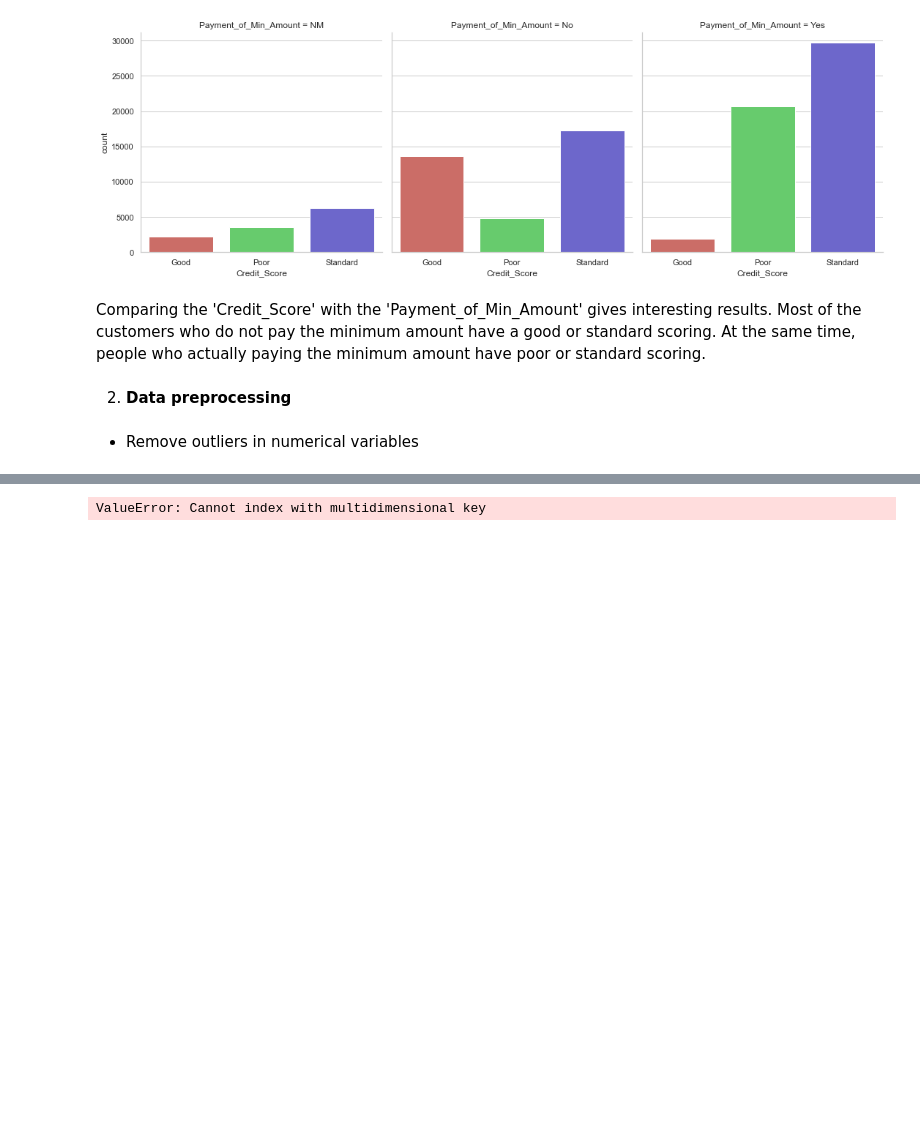
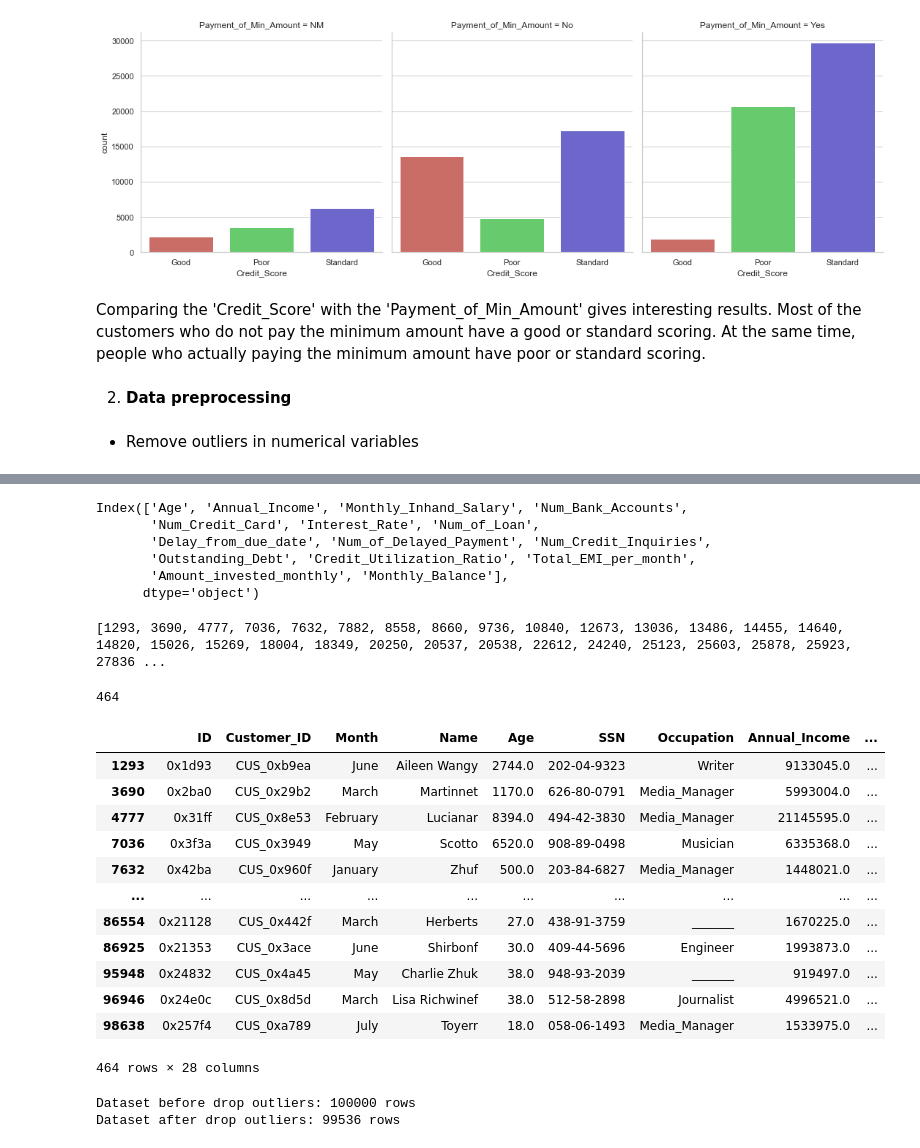
Before and after one commit to OlaJaglinska/Data-Science-Training, a Jupyter notebook: EDA/EDA.ipynb, the cells around one changed output, grey strips where cells are left out. Cells and saved outputs as stored; diff of their text form; code cells hidden in the pictures; blank space fills up the shorter version.

Commit message:
Drop outliers in num col

```diff
--- a/EDA/EDA.ipynb
+++ b/EDA/EDA.ipynb
@@ -396,2 +407,20 @@ Comparing the 'Credit_Score' with the 'Payment_of_Min_Amount' gives interesting
+# %%
+from collections import Counter
+def outliers(df, ft):
+    index_list = []
+    for feature in ft:
+        Q1 = np.percentile(df[feature], 25)
+        Q3 = np.percentile(df[feature], 75)
+        IQR = Q3 - Q1
+
+        upper_bound = Q3 + 1.5 * IQR
+        lower_bound = Q1 - 1.5 * IQR
+
+        ls = df.index[(df[feature] < lower_bound) | (df[feature] > upper_bound)]
+        index_list.extend(ls)
+    index_list = Counter(index_list)
+    multi_index_list = list(x for x, value in index_list.items() if value > 2)
+
+    return multi_index_list
 # %%
-numerical_col = list(df.select_dtypes('number').columns)
+numerical_col = df.select_dtypes('number').columns
@@ -408,4 +426,0 @@ def remove_outliers(df, columns):
-# %%
-remove_outliers(df, numerical_col)
-# %% [output]
-ValueError: Cannot index with multidimensional key
@@ -428,0 +427,39 @@ def remove_outlier(df_in, col_name):
+# %%
+print(numerical_col)
+# %% [output]
+Index(['Age', 'Annual_Income', 'Monthly_Inhand_Salary', 'Num_Bank_Accounts',
+       'Num_Credit_Card', 'Interest_Rate', 'Num_of_Loan',
+       'Delay_from_due_date', 'Num_of_Delayed_Payment', 'Num_Credit_Inquiries',
+       'Outstanding_Debt', 'Credit_Utilization_Ratio', 'Total_EMI_per_month',
+       'Amount_invested_monthly', 'Monthly_Balance'],
+      dtype='object')
+# %%
+outliers_drop = outliers(df, numerical_col)
+print(outliers_drop)
+len(outliers_drop)
+# %% [output]
+[1293, 3690, 4777, 7036, 7632, 7882, 8558, 8660, 9736, 10840, 12673, 13036, 13486, 14455, 14640, 14820, 15026, 15269, 18004, 18349, 20250, 20537, 20538, 22612, 24240, 25123, 25603, 25878, 25923, 27836 ...
+464
+# %%
+df.iloc[outliers_drop, :]
+# %% [output]
+|  | ID | Customer_ID | Month | Name | Age | SSN | Occupation | Annual_Income | ... |
+| 1293 | 0x1d93 | CUS_0xb9ea | June | Aileen Wangy | 2744.0 | 202-04-9323 | Writer | 9133045.0 | ... |
+| 3690 | 0x2ba0 | CUS_0x29b2 | March | Martinnet | 1170.0 | 626-80-0791 | Media_Manager | 5993004.0 | ... |
+| 4777 | 0x31ff | CUS_0x8e53 | February | Lucianar | 8394.0 | 494-42-3830 | Media_Manager | 21145595.0 | ... |
+| 7036 | 0x3f3a | CUS_0x3949 | May | Scotto | 6520.0 | 908-89-0498 | Musician | 6335368.0 | ... |
+| 7632 | 0x42ba | CUS_0x960f | January | Zhuf | 500.0 | 203-84-6827 | Media_Manager | 1448021.0 | ... |
+| ... | ... | ... | ... | ... | ... | ... | ... | ... | ... |
+| 86554 | 0x21128 | CUS_0x442f | March | Herberts | 27.0 | 438-91-3759 | _______ | 1670225.0 | ... |
+| 86925 | 0x21353 | CUS_0x3ace | June | Shirbonf | 30.0 | 409-44-5696 | Engineer | 1993873.0 | ... |
+| 95948 | 0x24832 | CUS_0x4a45 | May | Charlie Zhuk | 38.0 | 948-93-2039 | _______ | 919497.0 | ... |
+| 96946 | 0x24e0c | CUS_0x8d5d | March | Lisa Richwinef | 38.0 | 512-58-2898 | Journalist | 4996521.0 | ... |
+| 98638 | 0x257f4 | CUS_0xa789 | July | Toyerr | 18.0 | 058-06-1493 | Media_Manager | 1533975.0 | ... |
+464 rows × 28 columns
+# %%
+print("Dataset before drop outliers: {} rows".format(len(df)))
+df = df.drop(outliers_drop, axis = 0).reset_index(drop = True)
+print("Dataset after drop outliers: {} rows".format(len(df)))
+# %% [output]
+Dataset before drop outliers: 100000 rows
+Dataset after drop outliers: 99536 rows
```
Also changed, not shown: parts of 14 cells of this notebook.
